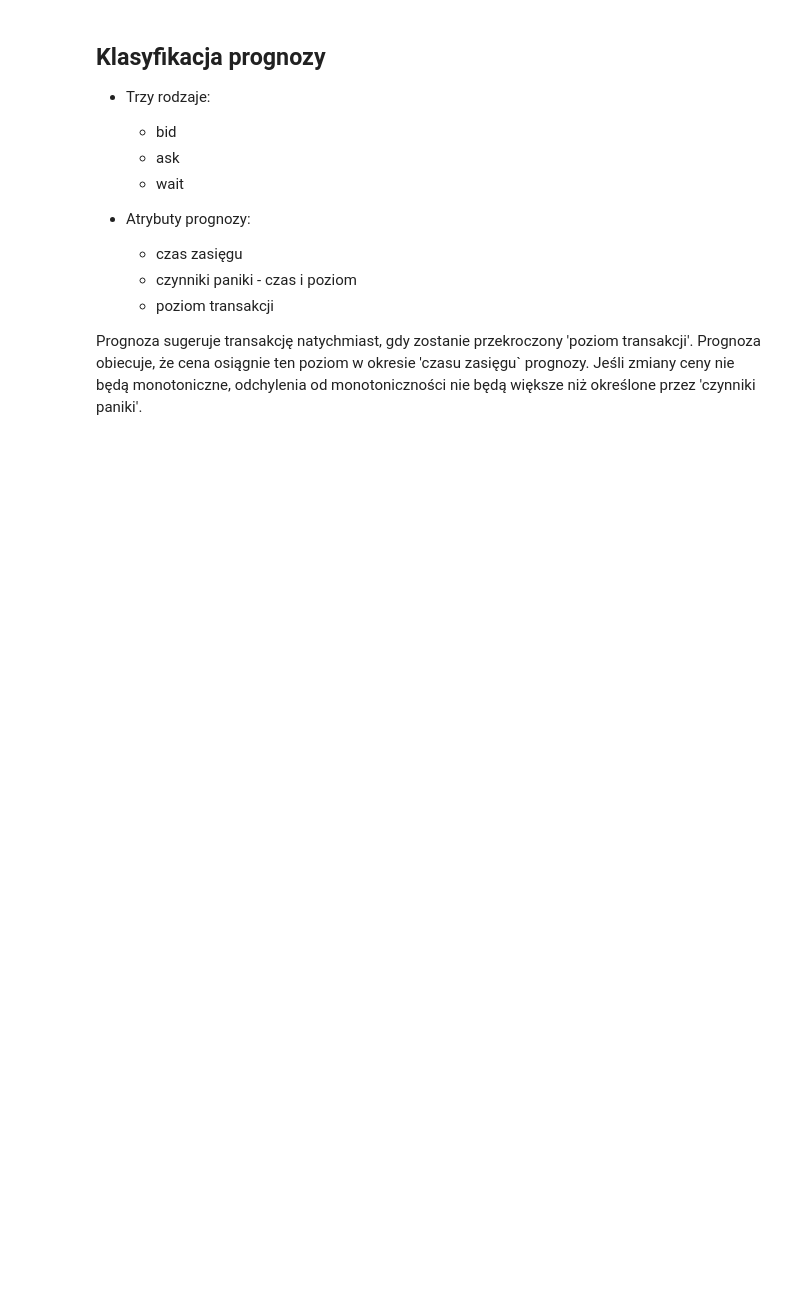
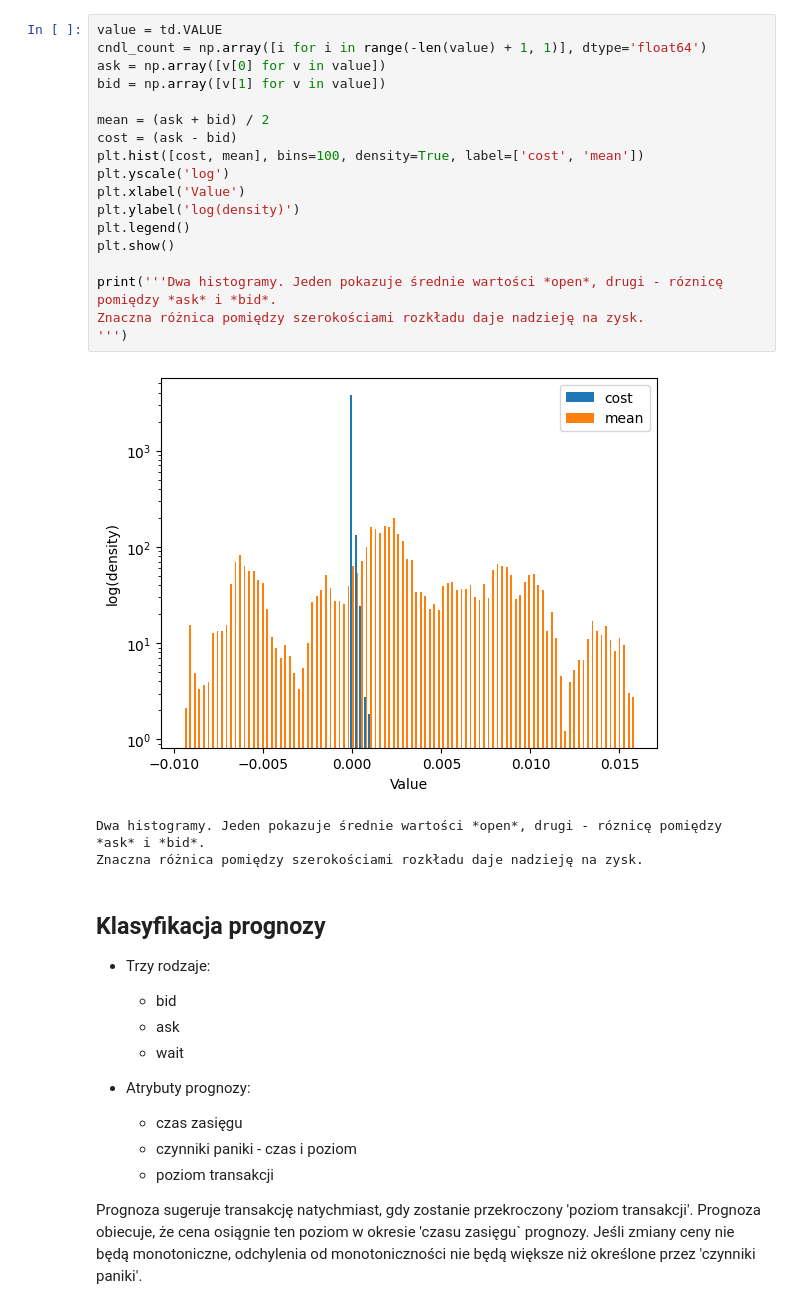
Before and after one commit to stefanzarembinski/szx81, a Jupyter notebook: src/methodes.ipynb, the cells around one changed output. Cells and saved outputs as stored; diff of their text form; blank space fills up the shorter version.

```diff
--- a/src/methodes.ipynb
+++ b/src/methodes.ipynb
@@ -47,3 +57,25 @@ np.set_printoptions(formatter={'float_kind':"{:-.3e}".format})
+# %%
+value = td.VALUE
+cndl_count = np.array([i for i in range(-len(value) + 1, 1)], dtype='float64')
+ask = np.array([v[0] for v in value])
+bid = np.array([v[1] for v in value])
+
+mean = (ask + bid) / 2
+cost = (ask - bid)
+plt.hist([cost, mean], bins=100, density=True, label=['cost', 'mean'])
+plt.yscale('log')
+plt.xlabel('Value')
+plt.ylabel('log(density)')
+plt.legend()
+plt.show()
+
+print('''Dwa histogramy. Jeden pokazuje średnie wartości *open*, drugi - róznicę pomiędzy *ask* i *bid*.
+Znaczna różnica pomiędzy szerokościami rozkładu daje nadzieję na zysk.
+''')
+# %% [output]
+[figure, added]
+Dwa histogramy. Jeden pokazuje średnie wartości *open*, drugi - róznicę pomiędzy *ask* i *bid*.
+Znaczna różnica pomiędzy szerokościami rozkładu daje nadzieję na zysk.
 # %% [markdown]
 ## Klasyfikacja prognozy
 
```
Also changed, not shown: parts of 8 cells of this notebook, 3 other files.
